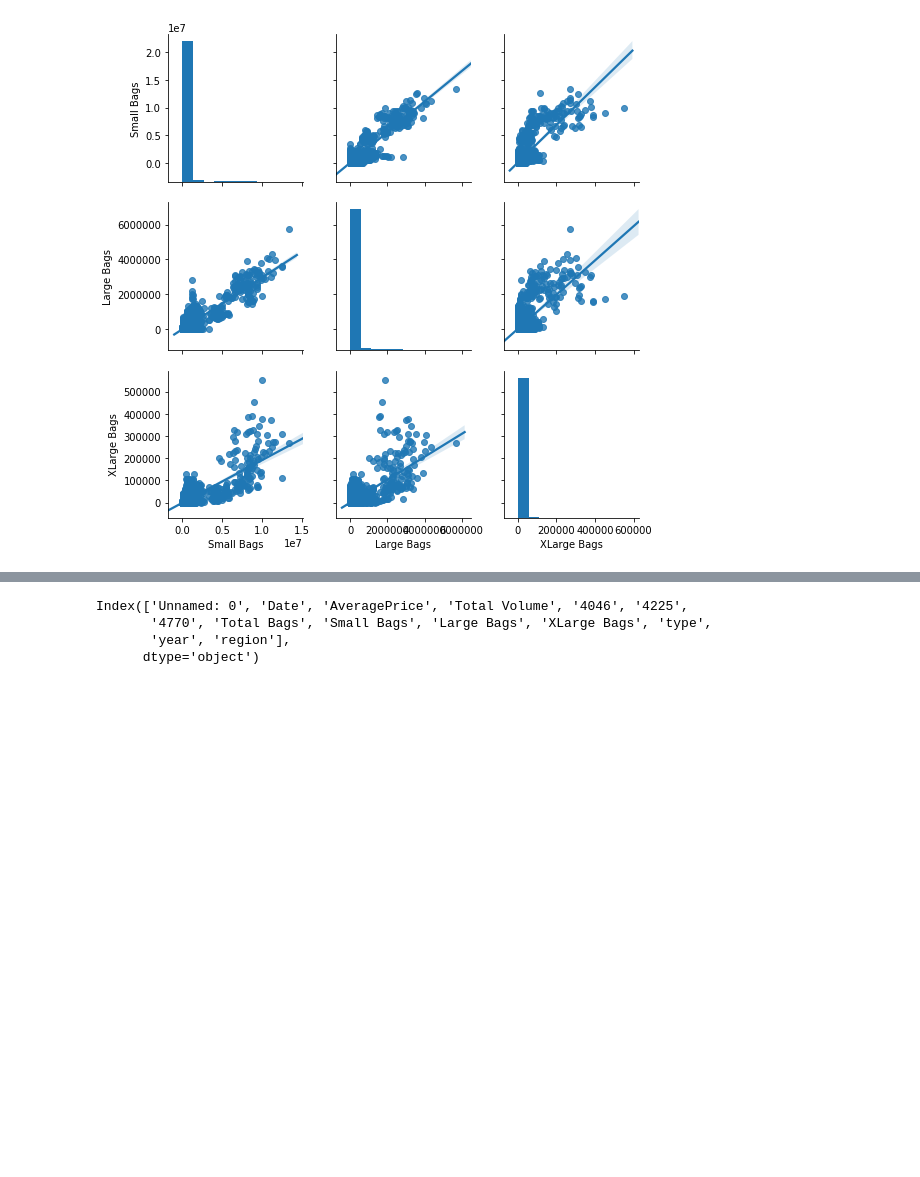
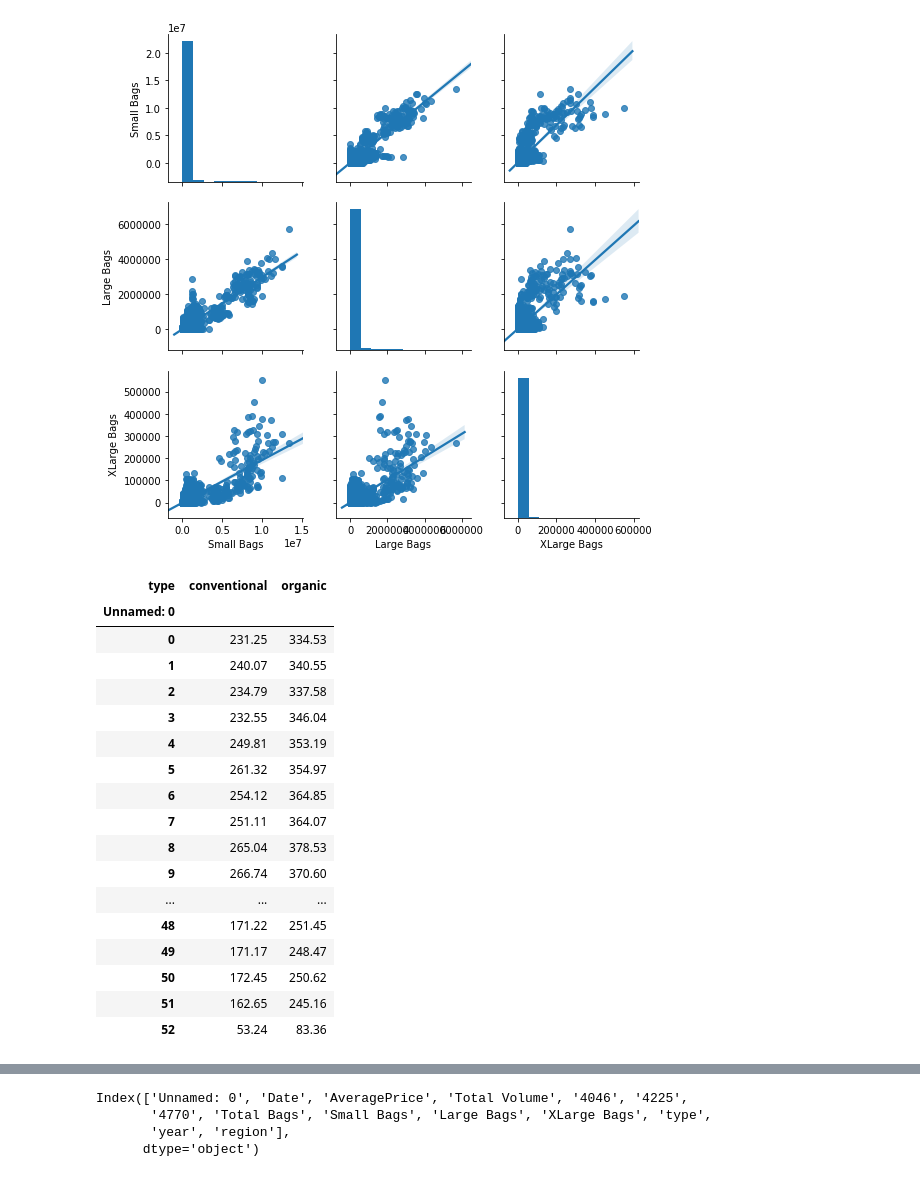
Before and after one commit to JuanPoot13/-examen2020IBII, a Jupyter notebook: Exmen 2.ipynb, the cells around one changed output, grey strips where cells are left out. Cells and saved outputs as stored; diff of their text form; code cells hidden in the pictures; blank space fills up the shorter version.

```diff
--- a/Exmen 2.ipynb
+++ b/Exmen 2.ipynb
@@ -101,6 +111,29 @@ sns.pairplot(ploteo, kind="reg")
 plt.show()
 # %% [output]
 [figure]
+# %%
+tipos_agua = df.groupby(['Unnamed: 0','type'])
+tipos_2 = tipos_agua['AveragePrice'].sum()
+tipos_2.unstack()
+# %% [output]
+| type | conventional | organic |
+| Unnamed: 0 |  |  |
+| 0 | 231.25 | 334.53 |
+| 1 | 240.07 | 340.55 |
+| 2 | 234.79 | 337.58 |
+| 3 | 232.55 | 346.04 |
+| 4 | 249.81 | 353.19 |
+| 5 | 261.32 | 354.97 |
+| 6 | 254.12 | 364.85 |
+| 7 | 251.11 | 364.07 |
+| 8 | 265.04 | 378.53 |
+| 9 | 266.74 | 370.60 |
+| ... | ... | ... |
+| 48 | 171.22 | 251.45 |
+| 49 | 171.17 | 248.47 |
+| 50 | 172.45 | 250.62 |
+| 51 | 162.65 | 245.16 |
+| 52 | 53.24 | 83.36 |
 # %%
 df.describe()
 # %% [output]
```
Also changed, not shown: parts of 13 cells of this notebook.
